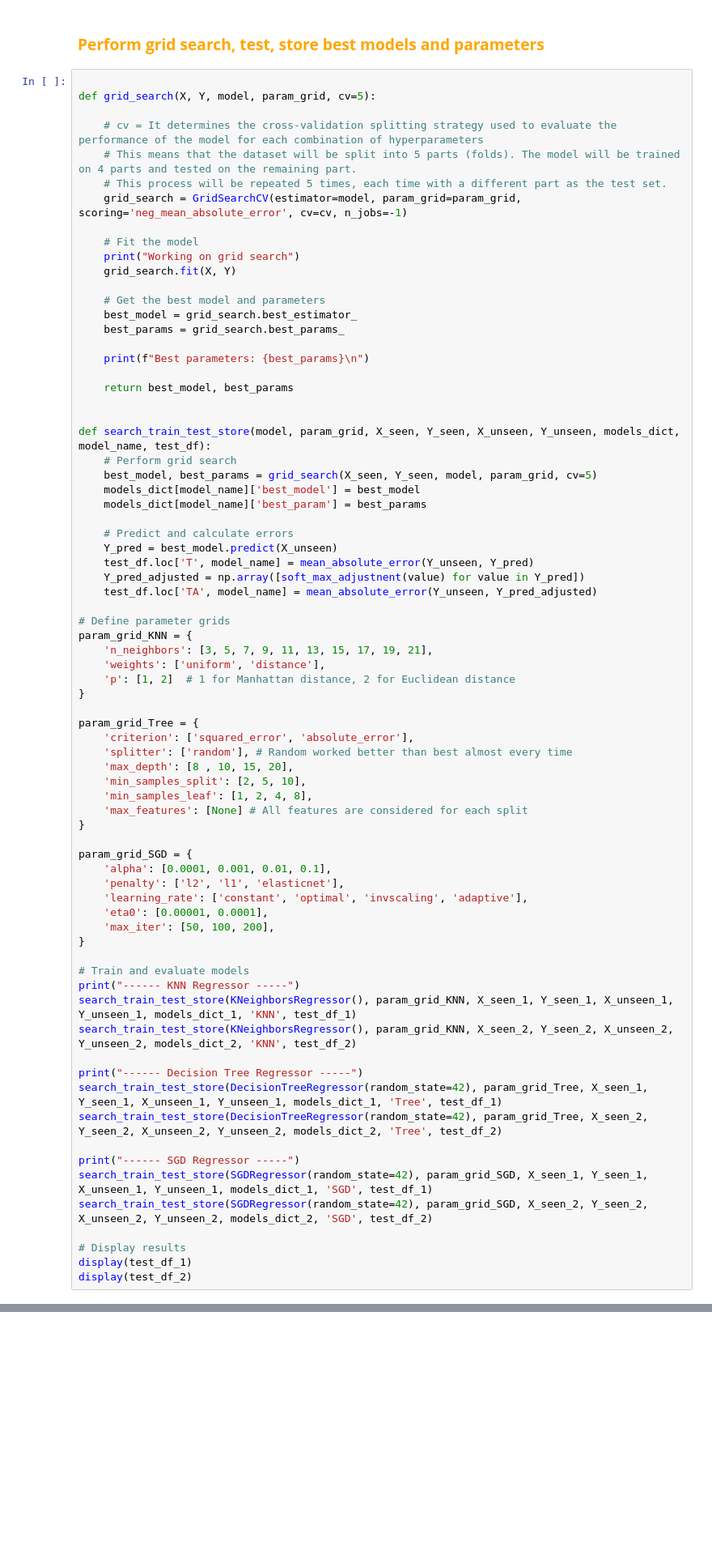
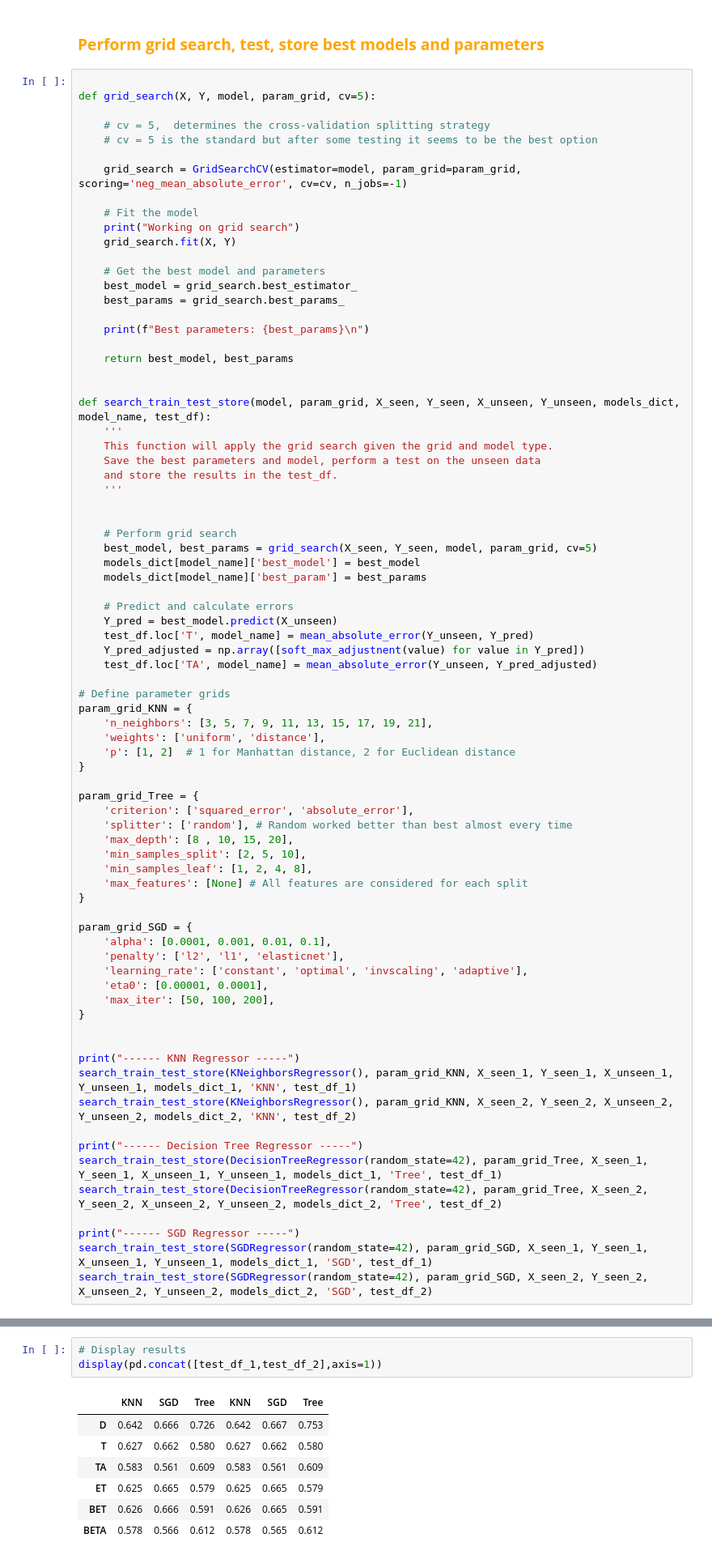
Before and after one commit to Yan-Tavares/ML_Projects, a Jupyter notebook: Final Project/main.ipynb, the cells around one changed output, grey strips where cells are left out. Shown at 81% size. Cells and saved outputs as stored; diff of their text form; blank space fills up the shorter version.

```diff
--- a/Final Project/main.ipynb
+++ b/Final Project/main.ipynb
@@ -284,9 +277,9 @@ test_df_2.loc['D','Tree'] = mean_absolute_error(Y_unseen_2, model.predict(X_unse
 
 def grid_search(X, Y, model, param_grid, cv=5):
 
-    # cv = It determines the cross-validation splitting strategy used to evaluate the performance of the model for each combination of hyperparameters
-    # This means that the dataset will be split into 5 parts (folds). The model will be trained on 4 parts and tested on the remaining part.
-    # This process will be repeated 5 times, each time with a different part as the test set.
+    # cv = 5,  determines the cross-validation splitting strategy
+    # cv = 5 is the standard but after some testing it seems to be the best option
+
     grid_search = GridSearchCV(estimator=model, param_grid=param_grid, scoring='neg_mean_absolute_error', cv=cv, n_jobs=-1)
 
     # Fit the model
@@ -303,6 +296,13 @@ def grid_search(X, Y, model, param_grid, cv=5):
 
 
 def search_train_test_store(model, param_grid, X_seen, Y_seen, X_unseen, Y_unseen, models_dict, model_name, test_df):
+    '''
+    This function will apply the grid search given the grid and model type.
+    Save the best parameters and model, perform a test on the unseen data
+    and store the results in the test_df.
+    '''
+
+
     # Perform grid search
     best_model, best_params = grid_search(X_seen, Y_seen, model, param_grid, cv=5)
     models_dict[model_name]['best_model'] = best_model
@@ -338,7 +338,7 @@ param_grid_SGD = {
     'max_iter': [50, 100, 200],
 }
 
-# Train and evaluate models
+
 print("------ KNN Regressor -----")
 search_train_test_store(KNeighborsRegressor(), param_grid_KNN, X_seen_1, Y_seen_1, X_unseen_1, Y_unseen_1, models_dict_1, 'KNN', test_df_1)
 search_train_test_store(KNeighborsRegressor(), param_grid_KNN, X_seen_2, Y_seen_2, X_unseen_2, Y_unseen_2, models_dict_2, 'KNN', test_df_2)
@@ -350,10 +350,6 @@ search_train_test_store(DecisionTreeRegressor(random_state=42), param_grid_Tree,
 print("------ SGD Regressor -----")
 search_train_test_store(SGDRegressor(random_state=42), param_grid_SGD, X_seen_1, Y_seen_1, X_unseen_1, Y_unseen_1, models_dict_1, 'SGD', test_df_1)
 search_train_test_store(SGDRegressor(random_state=42), param_grid_SGD, X_seen_2, Y_seen_2, X_unseen_2, Y_unseen_2, models_dict_2, 'SGD', test_df_2)
-
-# Display results
-display(test_df_1)
-display(test_df_2)
 # %% [output]
 ------ KNN Regressor -----
 Working on grid search
@@ -392,3 +374,14 @@ Best parameters: {'alpha': 0.0001, 'eta0': 0.0001, 'learning_rate': 'adaptive',
+# %%
+# Display results
+display(pd.concat([test_df_1,test_df_2],axis=1))
+# %% [output]
+|  | KNN | SGD | Tree | KNN | SGD | Tree |
+| D | 0.642 | 0.666 | 0.726 | 0.642 | 0.667 | 0.753 |
+| T | 0.627 | 0.662 | 0.580 | 0.627 | 0.662 | 0.580 |
+| TA | 0.583 | 0.561 | 0.609 | 0.583 | 0.561 | 0.609 |
+| ET | 0.625 | 0.665 | 0.579 | 0.625 | 0.665 | 0.579 |
+| BET | 0.626 | 0.666 | 0.591 | 0.626 | 0.665 | 0.591 |
+| BETA | 0.578 | 0.566 | 0.612 | 0.578 | 0.565 | 0.612 |
 # %% [markdown]
 ### <font color="orange">  **Ensemble training and validation loss** </font>
 # %%
```
Also changed, not shown: parts of 10 cells of this notebook.
